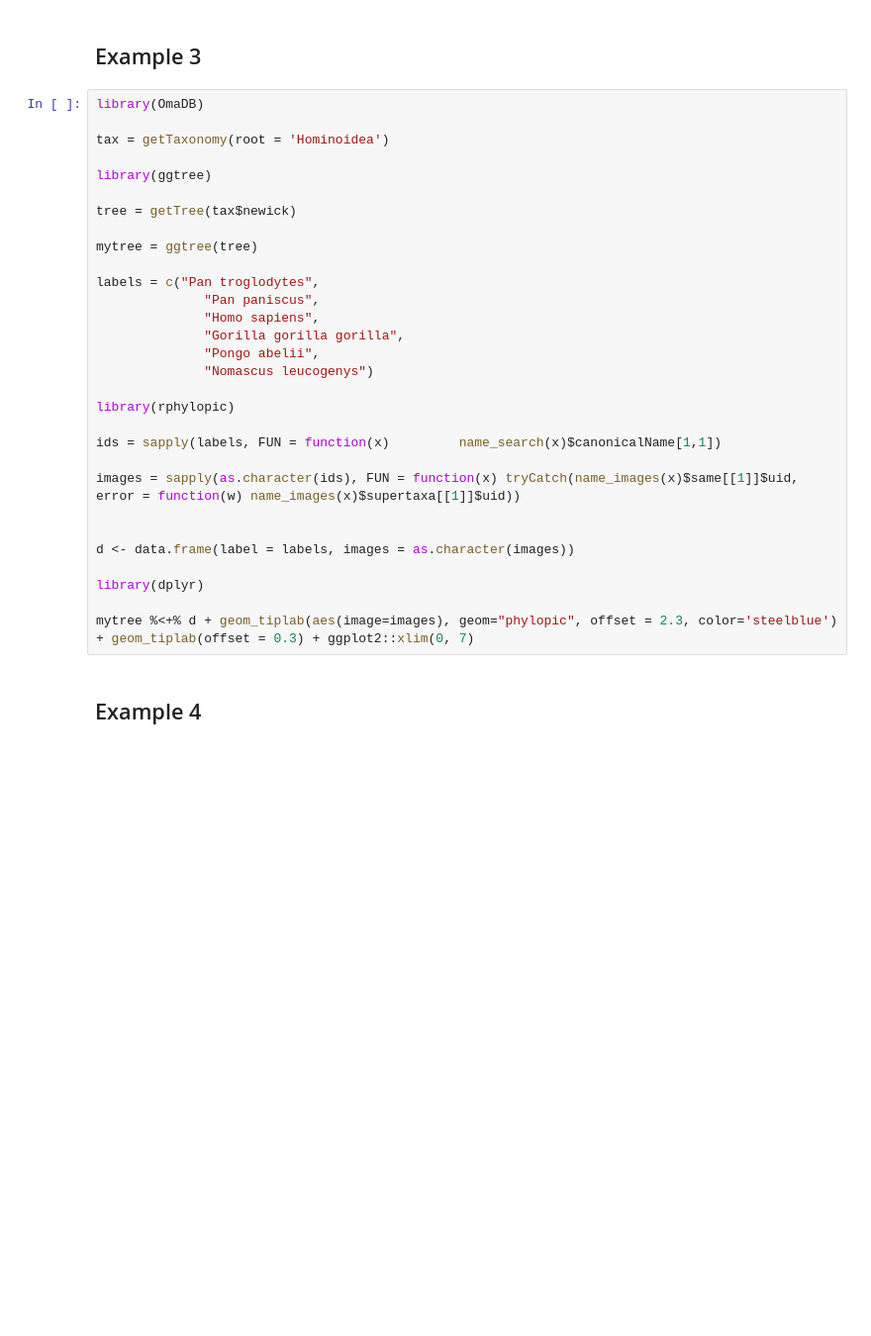
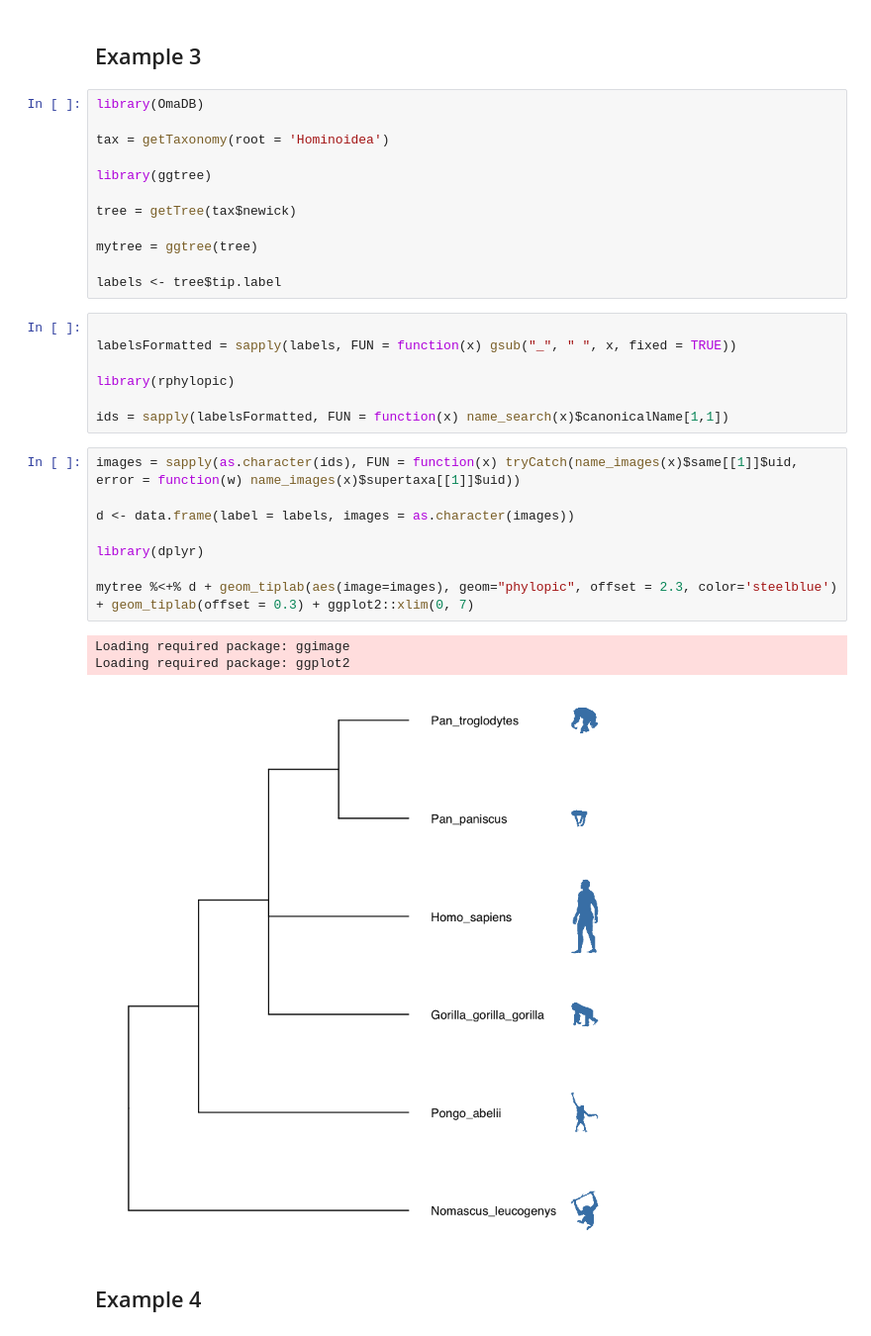
Before and after one commit to DessimozLab/OmaDB, a Jupyter notebook: manuscript_examples.ipynb, the cells around one changed output. Shown at 99% size. Cells and saved outputs as stored; diff of their text form; blank space fills up the shorter version.

```diff
--- a/manuscript_examples.ipynb
+++ b/manuscript_examples.ipynb
@@ -37,35 +94,36 @@ print(GenTable(myGO, myRes))
 # %% [markdown]
 ## Example 3
+# %%
+library(OmaDB)
+
+tax = getTaxonomy(root = 'Hominoidea')
+
+library(ggtree)
+
+tree = getTree(tax$newick)
+
+mytree = ggtree(tree)
+
+labels <- tree$tip.label
+# %%
+
+labelsFormatted = sapply(labels, FUN = function(x) gsub("_", " ", x, fixed = TRUE))
+
+library(rphylopic)
+
+ids = sapply(labelsFormatted, FUN = function(x) name_search(x)$canonicalName[1,1])
 # %%
-library(OmaDB)
-
-tax = getTaxonomy(root = 'Hominoidea')
-
-library(ggtree)
-
-tree = getTree(tax$newick)
-
-mytree = ggtree(tree)
-
-labels = c("Pan troglodytes",
-              "Pan paniscus",
-              "Homo sapiens",
-              "Gorilla gorilla gorilla",
-              "Pongo abelii",
-              "Nomascus leucogenys")
-
-library(rphylopic)
-
-ids = sapply(labels, FUN = function(x)         name_search(x)$canonicalName[1,1])
-
 images = sapply(as.character(ids), FUN = function(x) tryCatch(name_images(x)$same[[1]]$uid, error = function(w) name_images(x)$supertaxa[[1]]$uid))
-
 
 d <- data.frame(label = labels, images = as.character(images))
 
 library(dplyr)
 
 mytree %<+% d + geom_tiplab(aes(image=images), geom="phylopic", offset = 2.3, color='steelblue') + geom_tiplab(offset = 0.3) + ggplot2::xlim(0, 7)
+# %% [output]
+Loading required package: ggimage
+Loading required package: ggplot2
+[figure, added]
 # %% [markdown]
 ## Example 4
 # %%
```
Also changed, not shown: parts of 5 cells of this notebook, 10 other files.
